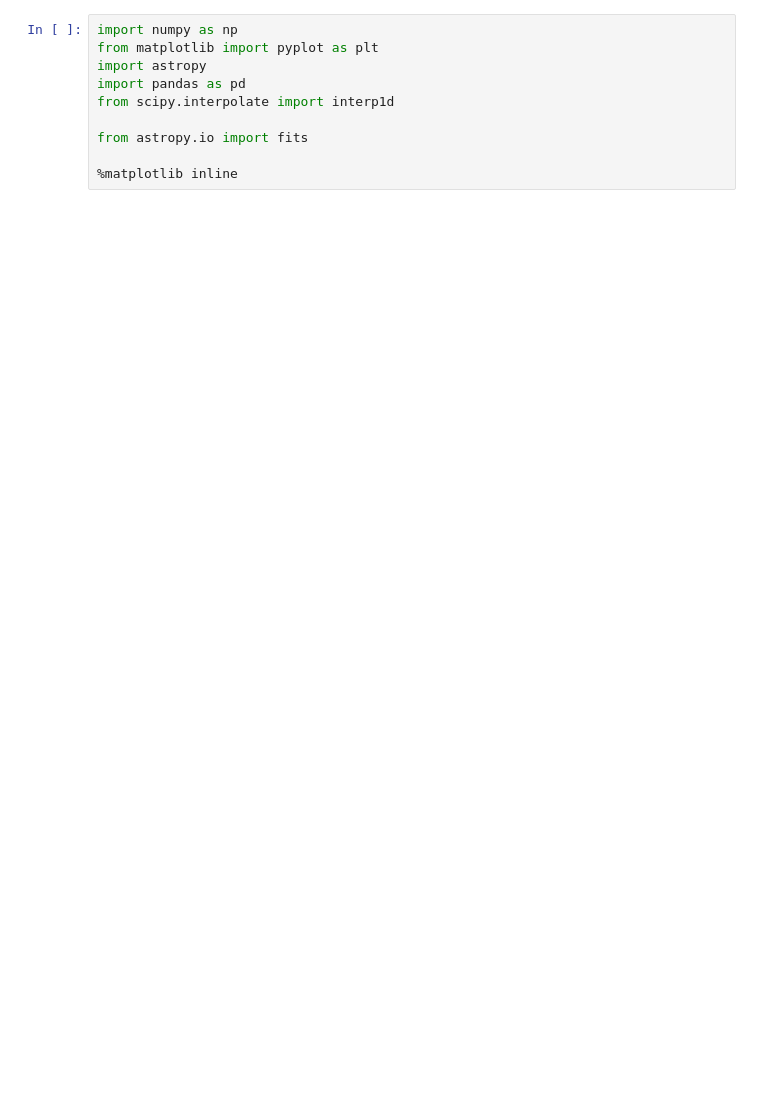
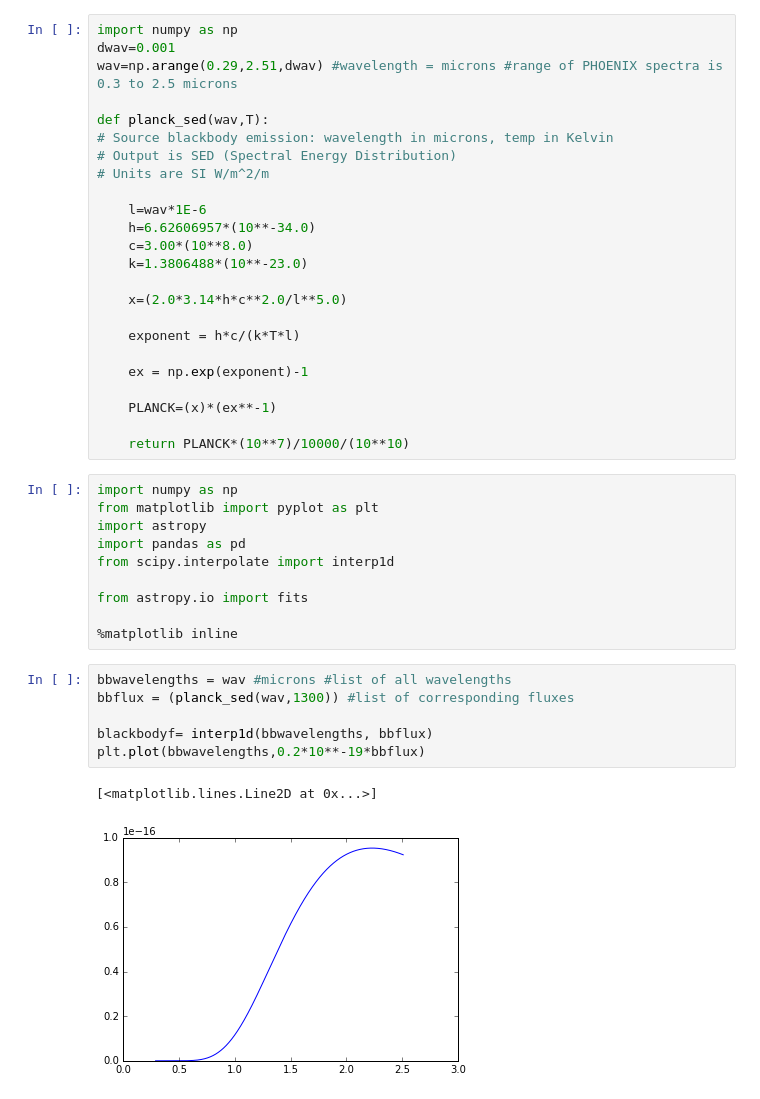
Before and after one commit to ojalae/initial-photometry, a Jupyter notebook: Kristen and Kevin Spectrum Check.ipynb, the cells around one changed output. Drawn from its saved outputs; the diff is of its cells as text; blank space fills up the shorter version.

```diff
--- a/Kristen and Kevin Spectrum Check.ipynb
+++ b/Kristen and Kevin Spectrum Check.ipynb
@@ -84,3 +122,27 @@ def PlotSpectrumData(filename,columns):
+# %%
+import numpy as np
+dwav=0.001
+wav=np.arange(0.29,2.51,dwav) #wavelength = microns #range of PHOENIX spectra is 0.3 to 2.5 microns
+
+def planck_sed(wav,T):
+# Source blackbody emission: wavelength in microns, temp in Kelvin
+# Output is SED (Spectral Energy Distribution)
+# Units are SI W/m^2/m
+
+    l=wav*1E-6
+    h=6.62606957*(10**-34.0)
+    c=3.00*(10**8.0)
+    k=1.3806488*(10**-23.0)
+
+    x=(2.0*3.14*h*c**2.0/l**5.0)
+
+    exponent = h*c/(k*T*l)
+
+    ex = np.exp(exponent)-1
+
+    PLANCK=(x)*(ex**-1)
+
+    return PLANCK*(10**7)/10000/(10**10)
 # %%
 import numpy as np
 from matplotlib import pyplot as plt
@@ -91,3 +153,12 @@ from scipy.interpolate import interp1d
 from astropy.io import fits
 
 %matplotlib inline
+# %%
+bbwavelengths = wav #microns #list of all wavelengths
+bbflux = (planck_sed(wav,1300)) #list of corresponding fluxes
+
+blackbodyf= interp1d(bbwavelengths, bbflux)
+plt.plot(bbwavelengths,0.2*10**-19*bbflux)
+# %% [output]
+[<matplotlib.lines.Line2D at 0x...>]
+[figure, added]
```
Also changed, not shown: parts of 17 cells of this notebook, 2 other files.
